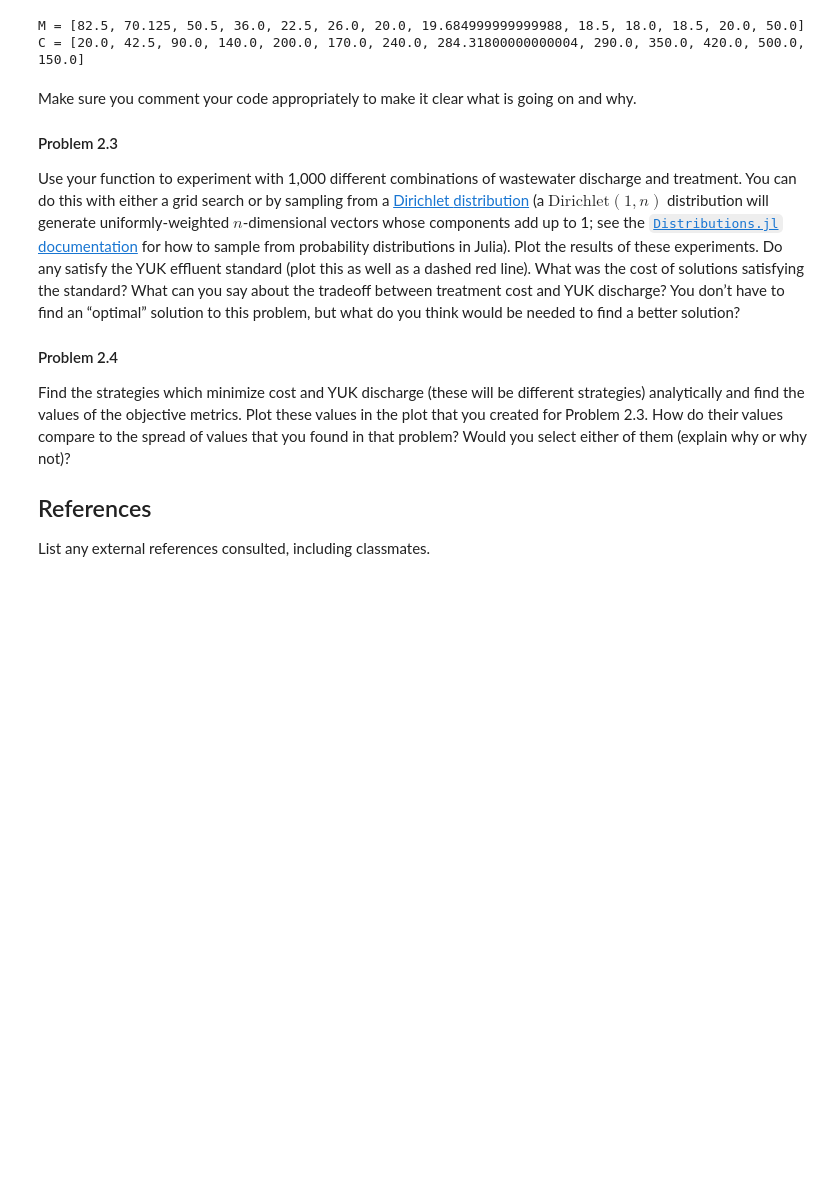
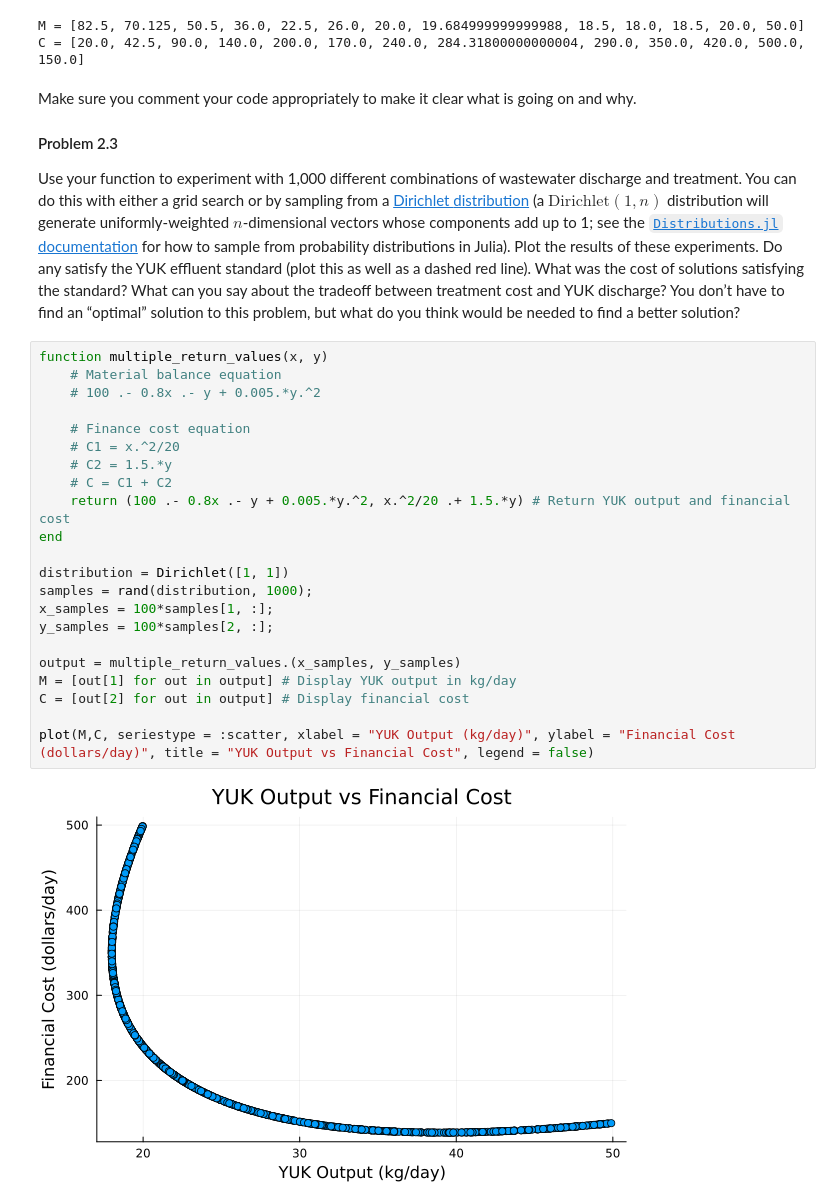
Before and after one commit to BEE4750-FA25/bee4750-hw1-evo, a Jupyter notebook: hw01.ipynb, the cells around one changed output. Drawn from its saved outputs; the diff is of its cells as text; blank space fills up the shorter version.

```diff
--- a/hw01.ipynb
+++ b/hw01.ipynb
@@ -406,15 +390,27 @@ satisfying the standard? What can you say about the tradeoff between
 treatment cost and YUK discharge? You don’t have to find an “optimal”
 solution to this problem, but what do you think would be needed to find
 a better solution?
-
-#### Problem 2.4
-
-Find the strategies which minimize cost and YUK discharge (these will be
-different strategies) analytically and find the values of the objective
-metrics. Plot these values in the plot that you created for Problem 2.3.
-How do their values compare to the spread of values that you found in
-that problem? Would you select either of them (explain why or why not)?
-
-## References
-
-List any external references consulted, including classmates.
+# %%
+function multiple_return_values(x, y)
+    # Material balance equation
+    # 100 .- 0.8x .- y + 0.005.*y.^2
+
+    # Finance cost equation
+    # C1 = x.^2/20
+    # C2 = 1.5.*y
+    # C = C1 + C2
+    return (100 .- 0.8x .- y + 0.005.*y.^2, x.^2/20 .+ 1.5.*y) # Return YUK output and financial cost
+end
+
+distribution = Dirichlet([1, 1])
+samples = rand(distribution, 1000);
+x_samples = 100*samples[1, :];
+y_samples = 100*samples[2, :];
+
+output = multiple_return_values.(x_samples, y_samples)
+M = [out[1] for out in output] # Display YUK output in kg/day
+C = [out[2] for out in output] # Display financial cost
+
+plot(M,C, seriestype = :scatter, xlabel = "YUK Output (kg/day)", ylabel = "Financial Cost (dollars/day)", title = "YUK Output vs Financial Cost", legend = false)
+# %% [output]
+[figure, added]
```
Also changed, not shown: parts of 2 cells of this notebook.
